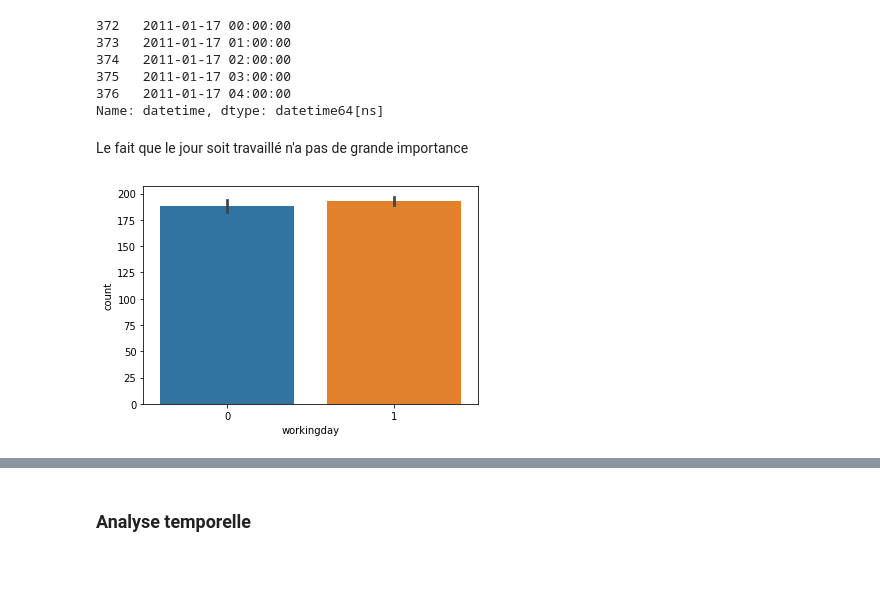
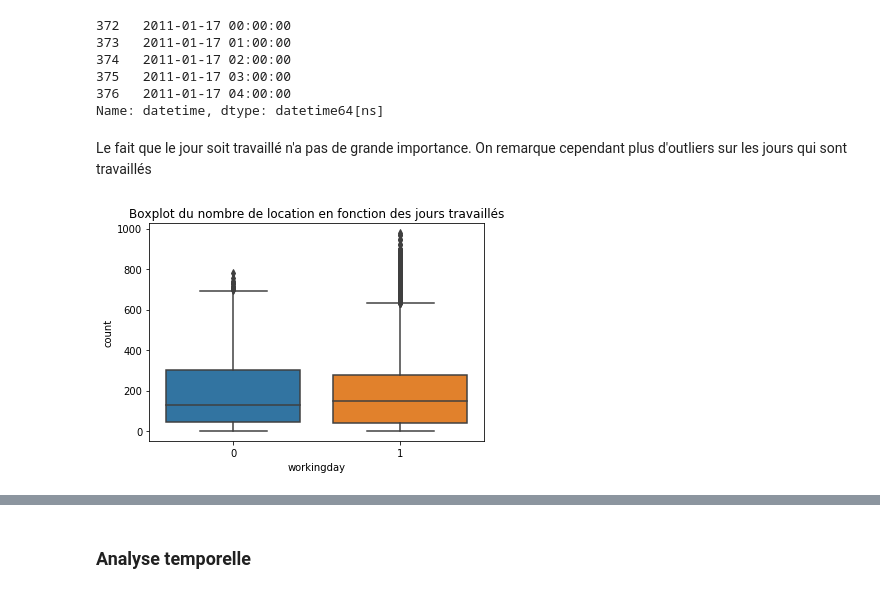
Before and after one commit to uazech/data-mining-velo, a Jupyter notebook: script/projet_velo_sujet.ipynb, the cells around one changed output, grey strips where cells are left out. Cells and saved outputs as stored; diff of their text form; code cells hidden in the pictures; blank space fills up the shorter version.

```diff
--- a/script/projet_velo_sujet.ipynb
+++ b/script/projet_velo_sujet.ipynb
@@ -315,3 +310,4 @@ J'ai fait le choix de la remplacer par la modalité "legere_pluie_neige", pour l
 # %%
 df.weather.replace({"forte_averses_neige":"legere_pluie_neige"}, inplace=True)
 df.groupby("weather")["datetime"].count()
+df["weather"] = pd.Categorical(df["weather"], ordered=False)
@@ -420,9 +411,10 @@ df[df['holiday']==1].datetime.head()
 376   2011-01-17 04:00:00
 Name: datetime, dtype: datetime64[ns]
 # %% [markdown]
-Le fait que le jour soit travaillé n'a pas de grande importance
+Le fait que le jour soit travaillé n'a pas de grande importance. On remarque cependant plus d'outliers sur les jours qui sont travaillés
 # %%
-sns.barplot(x="workingday", y="count", data=df)
+ax = sns.boxplot(x="workingday", y="count", data=df)
+ax.set_title("Boxplot du nombre de location en fonction des jours travaillés")
 plt.show()
 # %% [output]
-[figure, old version]
+[figure, new version]
```
Also changed, not shown: parts of 46 cells of this notebook.
